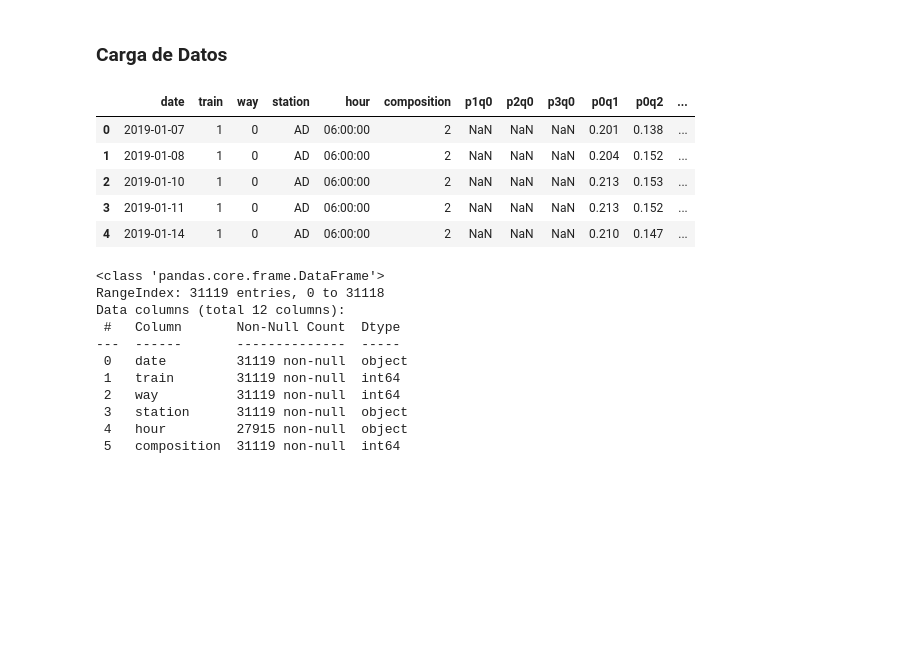
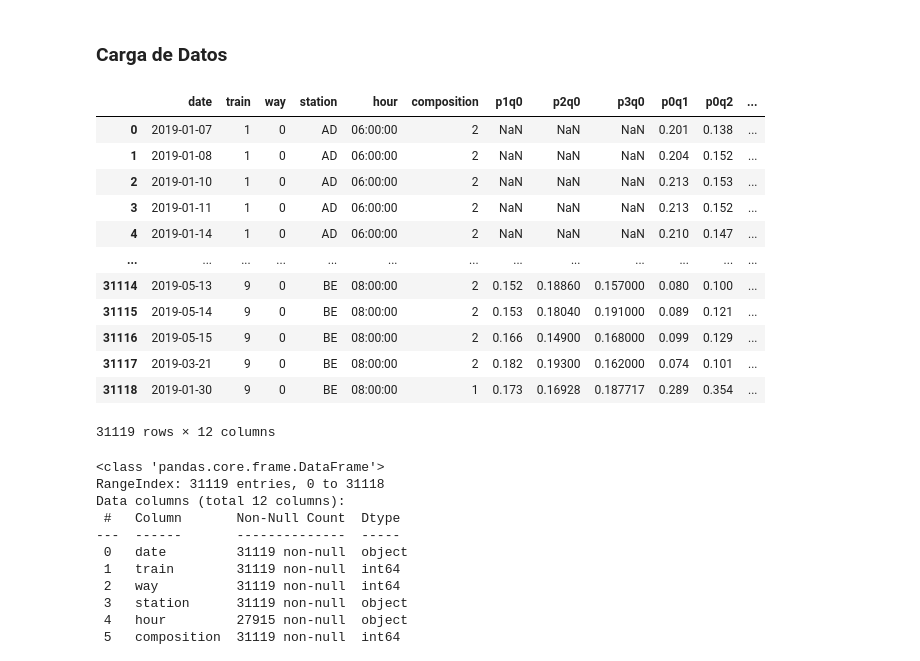
Before and after one commit to contepablod/DLS_Bourbaki, a Jupyter notebook: Semana4/intro_autorregresivos.ipynb, the cells around one changed output. Drawn from its saved outputs; the diff is of its cells as text; code cells hidden in the pictures; blank space fills up the shorter version.

```diff
--- a/Semana4/intro_autorregresivos.ipynb
+++ b/Semana4/intro_autorregresivos.ipynb
@@ -106,14 +106,21 @@ device(type='cuda')
 # %%
 df_x_train = pd.read_csv('./Data/Xtrain_hgcGIrA.csv')
 # %%
-df_x_train.head()
+df_x_train
 # %% [output]
 |  | date | train | way | station | hour | composition | p1q0 | p2q0 | p3q0 | p0q1 | p0q2 | ... |
 | 0 | 2019-01-07 | 1 | 0 | AD | 06:00:00 | 2 | NaN | NaN | NaN | 0.201 | 0.138 | ... |
 | 1 | 2019-01-08 | 1 | 0 | AD | 06:00:00 | 2 | NaN | NaN | NaN | 0.204 | 0.152 | ... |
 | 2 | 2019-01-10 | 1 | 0 | AD | 06:00:00 | 2 | NaN | NaN | NaN | 0.213 | 0.153 | ... |
 | 3 | 2019-01-11 | 1 | 0 | AD | 06:00:00 | 2 | NaN | NaN | NaN | 0.213 | 0.152 | ... |
 | 4 | 2019-01-14 | 1 | 0 | AD | 06:00:00 | 2 | NaN | NaN | NaN | 0.210 | 0.147 | ... |
+| ... | ... | ... | ... | ... | ... | ... | ... | ... | ... | ... | ... | ... |
+| 31114 | 2019-05-13 | 9 | 0 | BE | 08:00:00 | 2 | 0.152 | 0.18860 | 0.157000 | 0.080 | 0.100 | ... |
+| 31115 | 2019-05-14 | 9 | 0 | BE | 08:00:00 | 2 | 0.153 | 0.18040 | 0.191000 | 0.089 | 0.121 | ... |
+| 31116 | 2019-05-15 | 9 | 0 | BE | 08:00:00 | 2 | 0.166 | 0.14900 | 0.168000 | 0.099 | 0.129 | ... |
+| 31117 | 2019-03-21 | 9 | 0 | BE | 08:00:00 | 2 | 0.182 | 0.19300 | 0.162000 | 0.074 | 0.101 | ... |
+| 31118 | 2019-01-30 | 9 | 0 | BE | 08:00:00 | 1 | 0.173 | 0.16928 | 0.187717 | 0.289 | 0.354 | ... |
+31119 rows × 12 columns
 # %%
 df_x_train.info()
 # %% [output]
```
Also changed, not shown: parts of 8 cells of this notebook, 2 other files.
